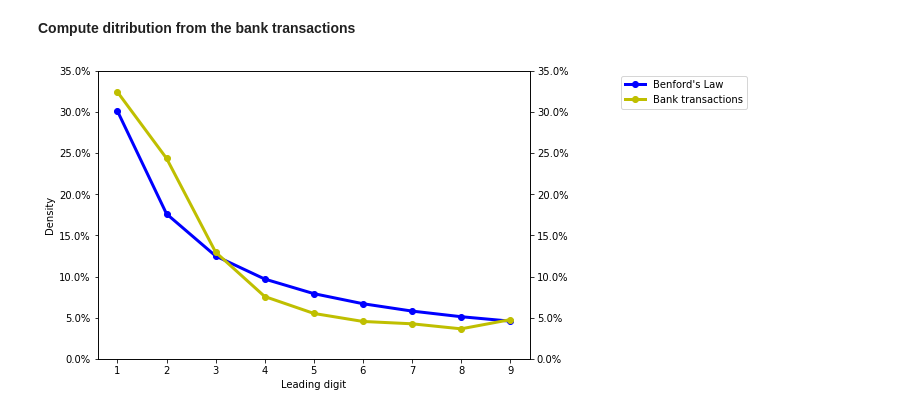
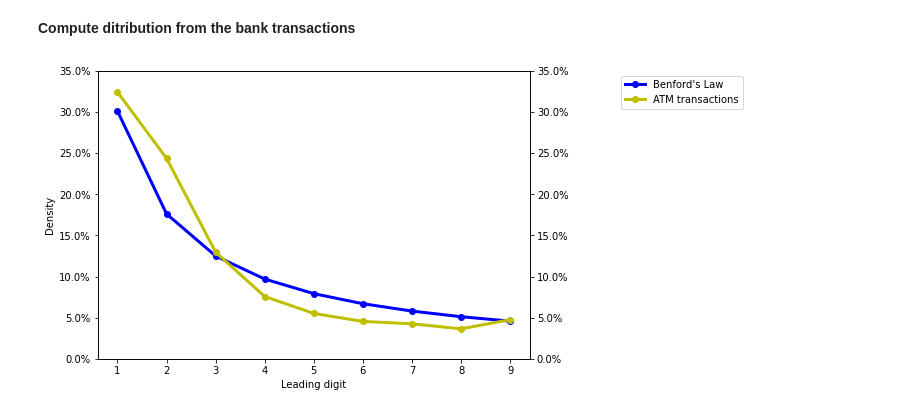
Before and after one commit to joshimar/ml, a Jupyter notebook: benford-s-law.ipynb, the cells around one changed output. Saved outputs shown, nothing was run; the diff lists cells and outputs as text; code cells hidden in the pictures.

```diff
--- a/benford-s-law.ipynb
+++ b/benford-s-law.ipynb
@@ -143,26 +128,8 @@ plt.show()
 # %% [markdown]
 **Compute ditribution from the bank transactions**
-# %%
-x = np.arange(1, 10)
-x_benfords_law = np.array(list(map(benfords_law, x)))
-
-fig = plt.figure()
-a1 = fig.add_axes([0,0,1,1])
-a1.set_ylabel('Density')
-a1.set_xlabel('Leading digit')
-
-a1.plot(x, x_benfords_law, '-ob', linewidth=3)
-a1.yaxis.set_major_formatter(mtick.PercentFormatter())
-a1.set_ylim([0, 35])
-
-actual = compute_transactions_density(data['Amount withdrawn Other Card'].values)
-a2 = a1.twinx()
-a2.plot(x, actual,'-oy', linewidth=3)
-a2.yaxis.set_major_formatter(mtick.PercentFormatter())
-a2.set_ylim([0, 35])
-
-
-fig.legend(labels = ('Benford\'s Law', 'Bank transactions'), bbox_to_anchor=(1.2, 1.0), loc='upper left')
-plt.show()
-# %% [output]
-[figure, removed]
+# %%
+actual = compute_transactions_density(data['Amount withdrawn Other Card'].values)
+datalabel = 'ATM transactions'
+print_data(actual, datalabel)
+# %% [output]
+[figure, added]
```
Also changed, not shown: parts of 5 cells of this notebook.
